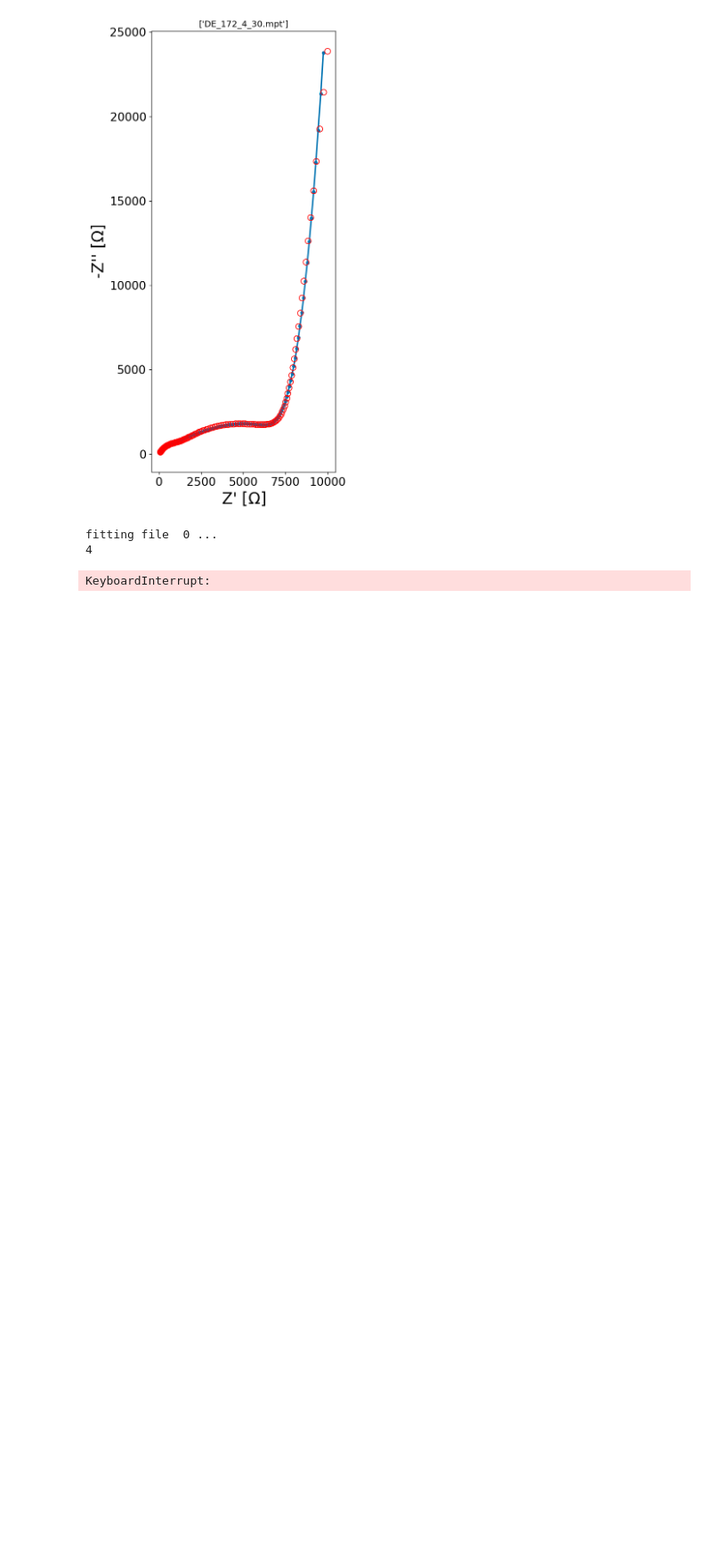
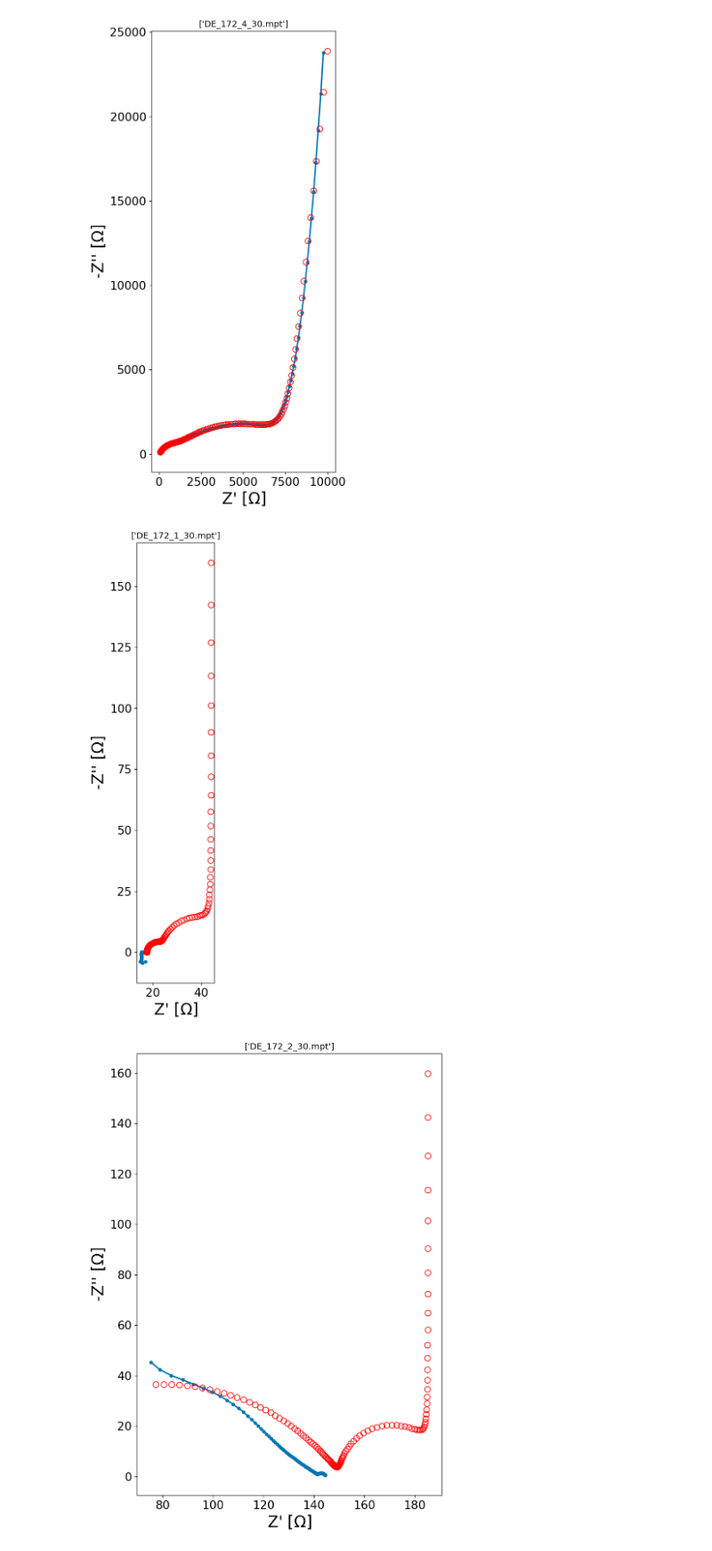
Before and after one commit to WildcatDiscovery/EIS_Manager, a Jupyter notebook: utils/auto.ipynb, the cells around one changed output. Shown at 89% size. Saved outputs shown, nothing was run; the diff lists cells and outputs as text; code cells hidden in the pictures; blank space fills up the shorter version.

```diff
--- a/utils/auto.ipynb
+++ b/utils/auto.ipynb
@@ -160,9 +158,8 @@ def auto_fit(path, csv, save_fig = False):
         final_coeffs[0] = final_coeffs[0].append(final_coeffs[i+1])
     final_coeffs[0].drop(columns = ['fit_fs1', 'fit_fs2'], inplace = True)
     final_coeffs[0].to_csv(r"C:\Users\cjang.WILDCAT\Desktop\eis\EIS_Manager\utils\fitted_folder\\output.txt", sep = ",", index=False)
-# %%
-output = (auto_fit(path = r'C:\Users\cjang.WILDCAT\Desktop\eis\EIS_Manager\data\\', csv = x, save_fig = True))
-# %% [output]
-fitting file  0 ...
-4
-KeyboardInterrupt:
+# %%
+output = (auto_fit(path = r'P:\Chemistry\Data\VMP3\Kyler\DOE\DE_172\30C\\', csv = csv2, save_fig = True))
+# %% [output]
+[figure, added]
+[figure, added]
```
Also changed, not shown: parts of 4 cells of this notebook, 24 other files.
